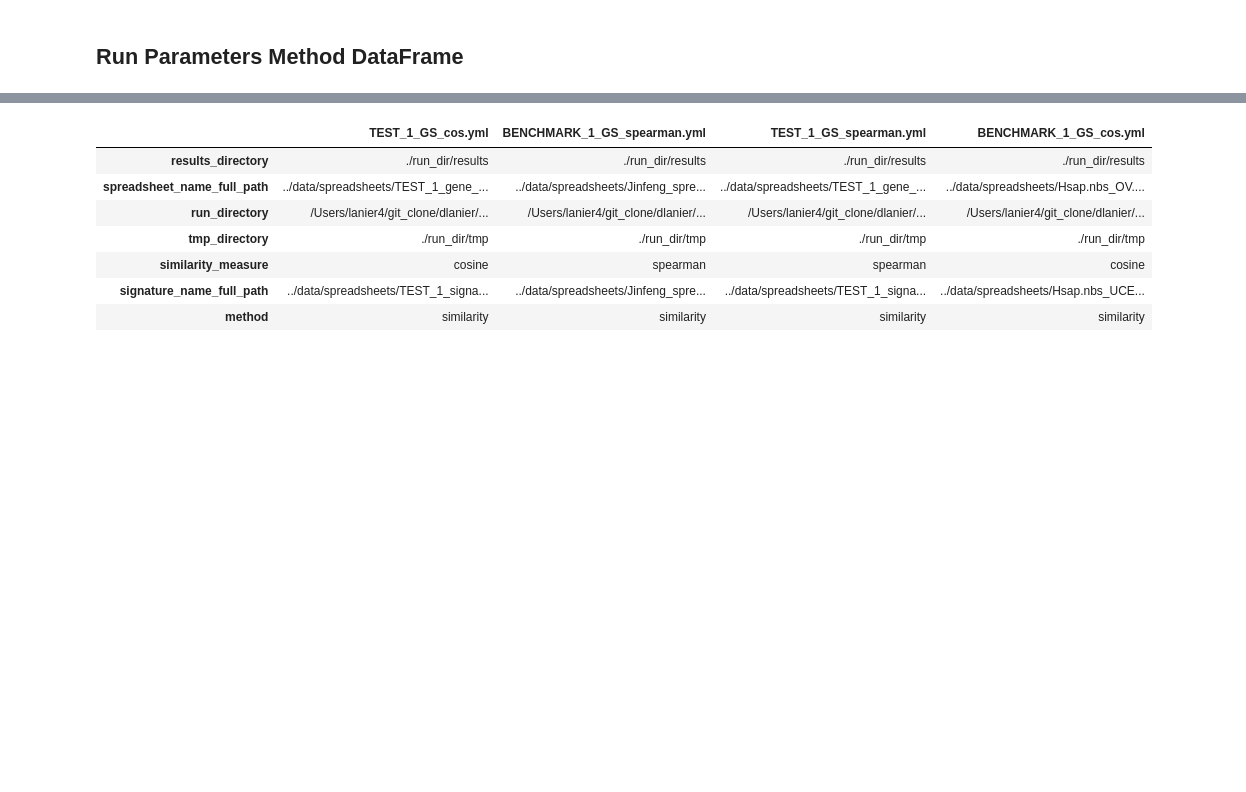
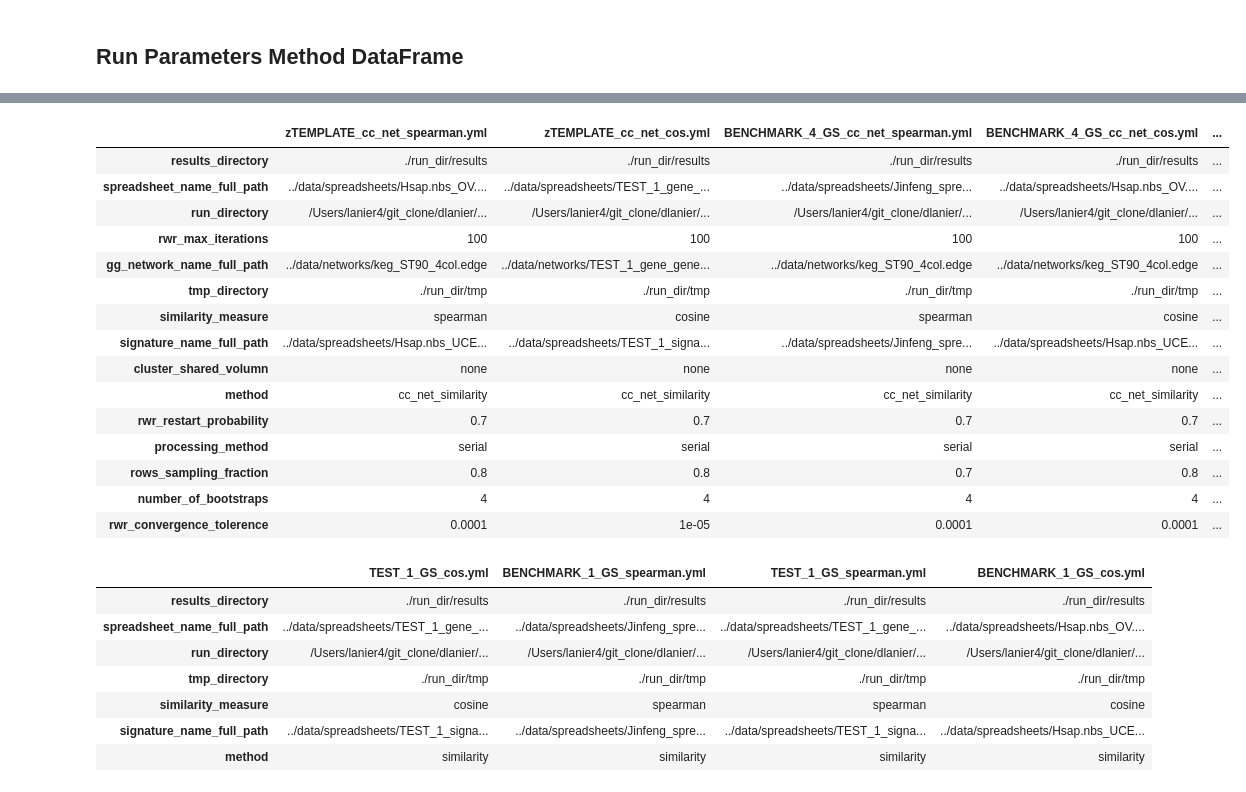
Before and after one commit to dlanier/notebooks_KnowEnG, a Jupyter notebook: signiture_analysis_notebook.ipynb, the cells around one changed output, grey strips where cells are left out. Drawn from its saved outputs; the diff is of its cells as text; code cells hidden in the pictures; blank space fills up the shorter version.

Commit message:
parameters dataframe for each method

```diff
--- a/signiture_analysis_notebook.ipynb
+++ b/signiture_analysis_notebook.ipynb
@@ -210,3 +210,8 @@ for m in methods_list:
                           net_similarity
 # %% [markdown]
 ## Run Parameters Method DataFrame
+# %%
+#                 Get a dataframe for each methods possible parameters
+methods_df_dict = get_methods_df_dict(YAML_DIR)
+for m_name, m_df in methods_df_dict.items():
+    print('%40s'%m_name)
@@ -213,3 +262,22 @@ for m in methods_list:
+# %%
+methods_df_dict['cc_net_similarity_df']
+# %% [output]
+|  | zTEMPLATE_cc_net_spearman.yml | zTEMPLATE_cc_net_cos.yml | BENCHMARK_4_GS_cc_net_spearman.yml | BENCHMARK_4_GS_cc_net_cos.yml | ... |
+| results_directory | ./run_dir/results | ./run_dir/results | ./run_dir/results | ./run_dir/results | ... |
+| spreadsheet_name_full_path | ../data/spreadsheets/Hsap.nbs_OV.... | ../data/spreadsheets/TEST_1_gene_... | ../data/spreadsheets/Jinfeng_spre... | ../data/spreadsheets/Hsap.nbs_OV.... | ... |
+| run_directory | /Users/lanier4/git_clone/dlanier/... | /Users/lanier4/git_clone/dlanier/... | /Users/lanier4/git_clone/dlanier/... | /Users/lanier4/git_clone/dlanier/... | ... |
+| rwr_max_iterations | 100 | 100 | 100 | 100 | ... |
+| gg_network_name_full_path | ../data/networks/keg_ST90_4col.edge | ../data/networks/TEST_1_gene_gene... | ../data/networks/keg_ST90_4col.edge | ../data/networks/keg_ST90_4col.edge | ... |
+| tmp_directory | ./run_dir/tmp | ./run_dir/tmp | ./run_dir/tmp | ./run_dir/tmp | ... |
+| similarity_measure | spearman | cosine | spearman | cosine | ... |
+| signature_name_full_path | ../data/spreadsheets/Hsap.nbs_UCE... | ../data/spreadsheets/TEST_1_signa... | ../data/spreadsheets/Jinfeng_spre... | ../data/spreadsheets/Hsap.nbs_UCE... | ... |
+| cluster_shared_volumn | none | none | none | none | ... |
+| method | cc_net_similarity | cc_net_similarity | cc_net_similarity | cc_net_similarity | ... |
+| rwr_restart_probability | 0.7 | 0.7 | 0.7 | 0.7 | ... |
+| processing_method | serial | serial | serial | serial | ... |
+| rows_sampling_fraction | 0.8 | 0.8 | 0.7 | 0.8 | ... |
+| number_of_bootstraps | 4 | 4 | 4 | 4 | ... |
+| rwr_convergence_tolerence | 0.0001 | 1e-05 | 0.0001 | 0.0001 | ... |
 # %%
 # similarity
 par_df = run_parameters_df
```
Also changed, not shown: parts of 6 cells of this notebook, 1 other file.
